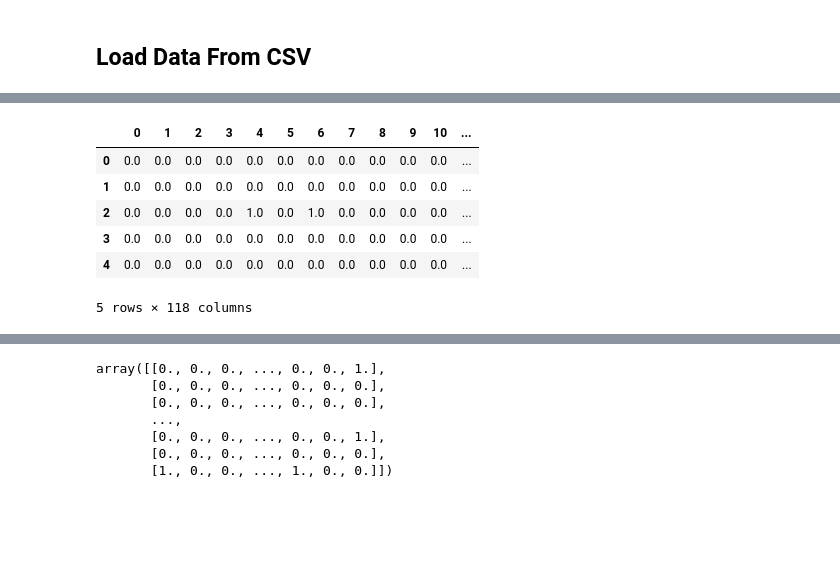
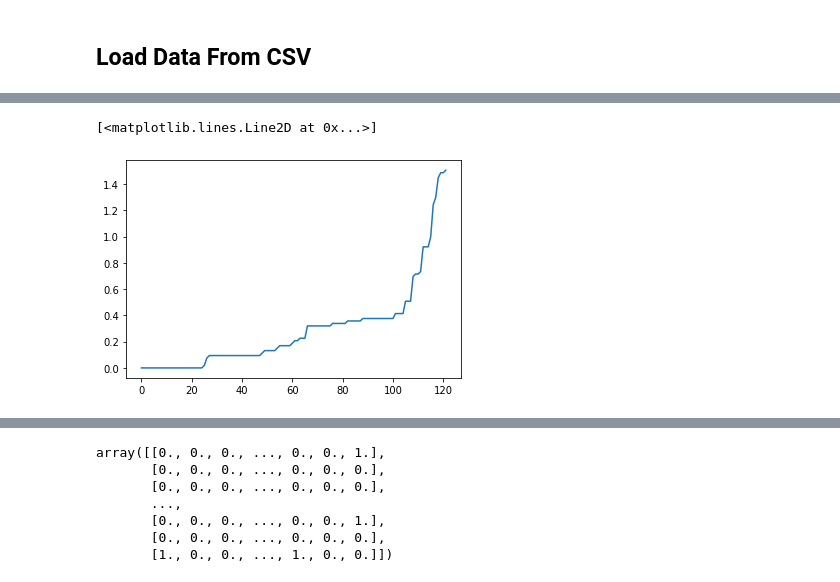
Before and after one commit to ericardomuten/LSTM-GCN_COVID-19, a Jupyter notebook: gcn-lstm-time-series.ipynb, the cells around one changed output, grey strips where cells are left out. Cells and saved outputs as stored; diff of their text form; code cells hidden in the pictures; blank space fills up the shorter version.

```diff
--- a/gcn-lstm-time-series.ipynb
+++ b/gcn-lstm-time-series.ipynb
@@ -99,0 +62,3 @@ for i in (data['province']):
+# %%
+fdir = '/content/gdrive/My Drive/Projects/COVID-19/LSTM-GCN_COVID-19/datasets/prov_details_dataframe.csv'
+prov_details = pd.read_csv(fdir)
@@ -99,0 +92,7 @@ for i in (data['province']):
+# %%
+# normalized to total number of local population
+
+cml_new_case_norm = cml_new_case.copy()
+
+for i in range (34):
+  cml_new_case_norm[i,:] = 100000*cml_new_case_norm[i,:]/int(prov_details['population'][i].replace('.', ''))
@@ -105,11 +120,5 @@ plt.plot(new_case_data[0,:])
-# %%
-new_case_data = pd.DataFrame(new_case_data)
-new_case_data.head()
-# %% [output]
-|  | 0 | 1 | 2 | 3 | 4 | 5 | 6 | 7 | 8 | 9 | 10 | ... |
-| 0 | 0.0 | 0.0 | 0.0 | 0.0 | 0.0 | 0.0 | 0.0 | 0.0 | 0.0 | 0.0 | 0.0 | ... |
-| 1 | 0.0 | 0.0 | 0.0 | 0.0 | 0.0 | 0.0 | 0.0 | 0.0 | 0.0 | 0.0 | 0.0 | ... |
-| 2 | 0.0 | 0.0 | 0.0 | 0.0 | 1.0 | 0.0 | 1.0 | 0.0 | 0.0 | 0.0 | 0.0 | ... |
-| 3 | 0.0 | 0.0 | 0.0 | 0.0 | 0.0 | 0.0 | 0.0 | 0.0 | 0.0 | 0.0 | 0.0 | ... |
-| 4 | 0.0 | 0.0 | 0.0 | 0.0 | 0.0 | 0.0 | 0.0 | 0.0 | 0.0 | 0.0 | 0.0 | ... |
-5 rows × 118 columns
+# %%
+plt.plot(cml_new_case_norm[0,:])
+# %% [output]
+[<matplotlib.lines.Line2D at 0x...>]
+[figure, added]
```
Also changed, not shown: parts of 42 cells of this notebook, 4 other files.
